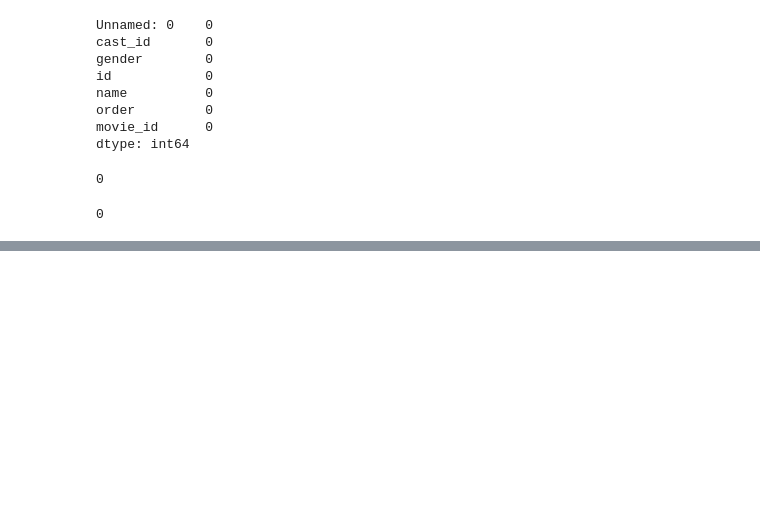
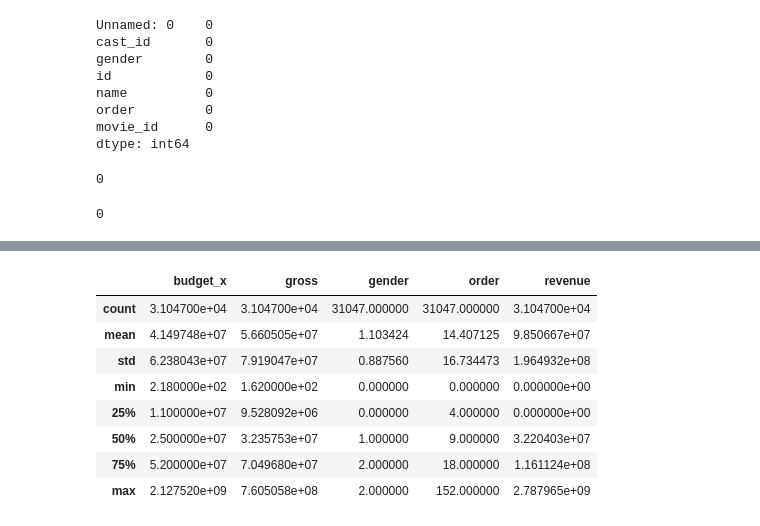
Before and after one commit to Danny-cao/DataScienceMovies, a Jupyter notebook: DataScienceFilms.ipynb, the cells around one changed output, grey strips where cells are left out. Drawn from its saved outputs; the diff is of its cells as text; code cells hidden in the pictures; blank space fills up the shorter version.

```diff
--- a/DataScienceFilms.ipynb
+++ b/DataScienceFilms.ipynb
@@ -263,0 +292,24 @@ pd.isnull(df_movies_metadata["original_title"]).sum()
+# %%
+# verwijder alle tabellen die ik niet nodig heb voor de visualisatie
+df_merge_everything.drop(['movie_title', 'imdb_score', 'title_year', 'genres_x', 'duration',
+                          'color', 'language', 'country', 'director_name', 'actor_1_name', 'actor_2_name',
+                         'actor_3_name', 'movie_imdb_link', 'facenumber_in_poster', 'plot_keywords', 'content_rating',
+                         'aspect_ratio', 'num_user_for_reviews', 'num_voted_users', 'num_critic_for_reviews', 'movie_facebook_likes',
+                         'director_facebook_likes', 'actor_1_facebook_likes', 'actor_2_facebook_likes', 'actor_3_facebook_likes',
+                         'cast_total_facebook_likes', 'cast_id', 'id_x', 'name', 'movie_id', 'adult', 'belongs_to_collection',
+                         'genres_y', 'homepage', 'id_y', 'imdb_id', 'original_title', 'overview', 'popularity', 'poster_path',
+                         'production_companies', 'production_countries', 'release_date', 'runtime', 'spoken_languages', 'status', 'tagline',
+                         'title', 'video', 'vote_average', 'vote_count', 'Unnamed: 0'], axis=1, inplace=True)
+# %%
+# kijken of alles goed gaat.
+df_merge_everything.describe()
+# %% [output]
+|  | budget_x | gross | gender | order | revenue |
+| count | 3.104700e+04 | 3.104700e+04 | 31047.000000 | 31047.000000 | 3.104700e+04 |
+| mean | 4.149748e+07 | 5.660505e+07 | 1.103424 | 14.407125 | 9.850667e+07 |
+| std | 6.238043e+07 | 7.919047e+07 | 0.887560 | 16.734473 | 1.964932e+08 |
+| min | 2.180000e+02 | 1.620000e+02 | 0.000000 | 0.000000 | 0.000000e+00 |
+| 25% | 1.100000e+07 | 9.528092e+06 | 0.000000 | 4.000000 | 0.000000e+00 |
+| 50% | 2.500000e+07 | 3.235753e+07 | 1.000000 | 9.000000 | 3.220403e+07 |
+| 75% | 5.200000e+07 | 7.049680e+07 | 2.000000 | 18.000000 | 1.161124e+08 |
+| max | 2.127520e+09 | 7.605058e+08 | 2.000000 | 152.000000 | 2.787965e+09 |
```
Also changed, not shown: parts of 7 cells of this notebook.
